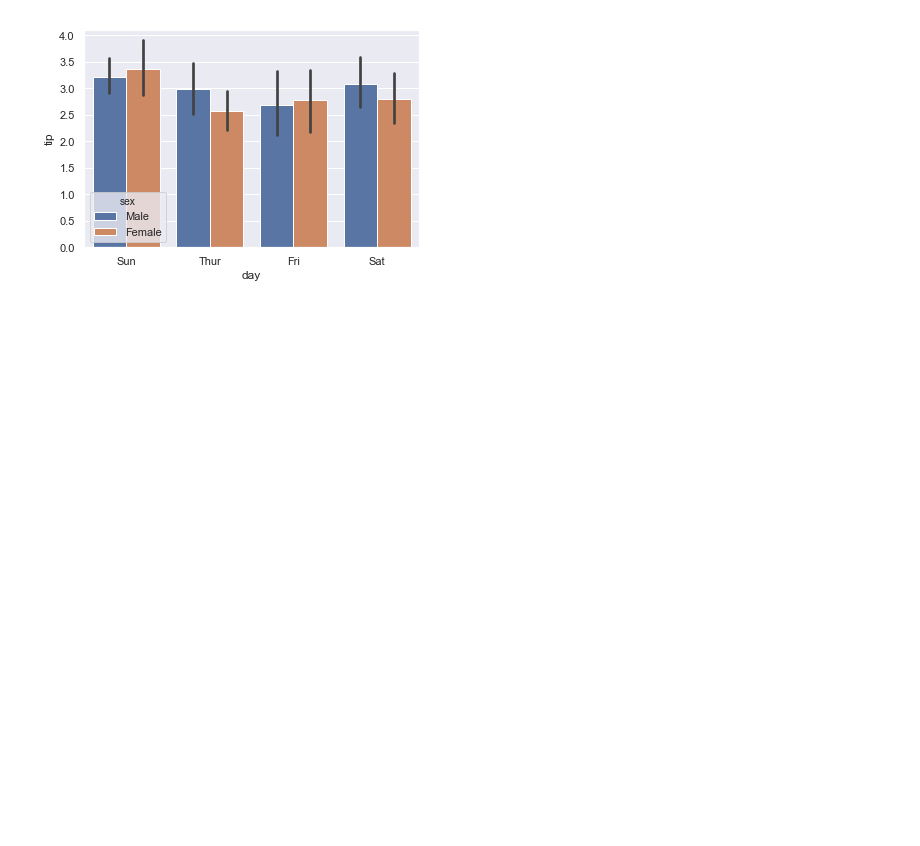
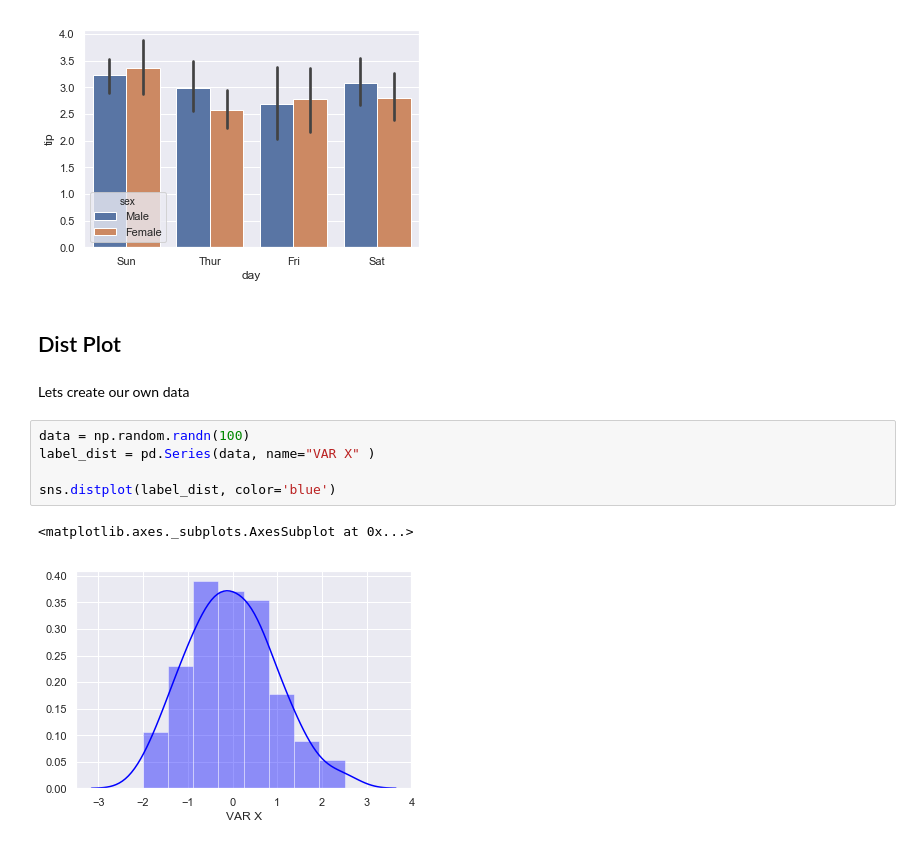
Before and after one commit to jazzy-org/Python-4, a Jupyter notebook: DataVisualization/Python_DV_SB.ipynb, the cells around one changed output. Drawn from its saved outputs; the diff is of its cells as text; blank space fills up the shorter version.

```diff
--- a/DataVisualization/Python_DV_SB.ipynb
+++ b/DataVisualization/Python_DV_SB.ipynb
@@ -46,3 +46,15 @@ sns.barplot(x='day', y='tip', data=tips, hue='sex', order=['Sun', 'Thur', 'Fri',
 # %% [output]
 <matplotlib.axes._subplots.AxesSubplot at 0x...>
 [figure]
+# %% [markdown]
+## Dist Plot
+# %% [markdown]
+Lets create our own data
+# %%
+data = np.random.randn(100)
+label_dist = pd.Series(data, name="VAR X" )
+
+sns.distplot(label_dist, color='blue')
+# %% [output]
+<matplotlib.axes._subplots.AxesSubplot at 0x...>
+[figure, added]
```
Also changed, not shown: parts of 8 cells of this notebook.
